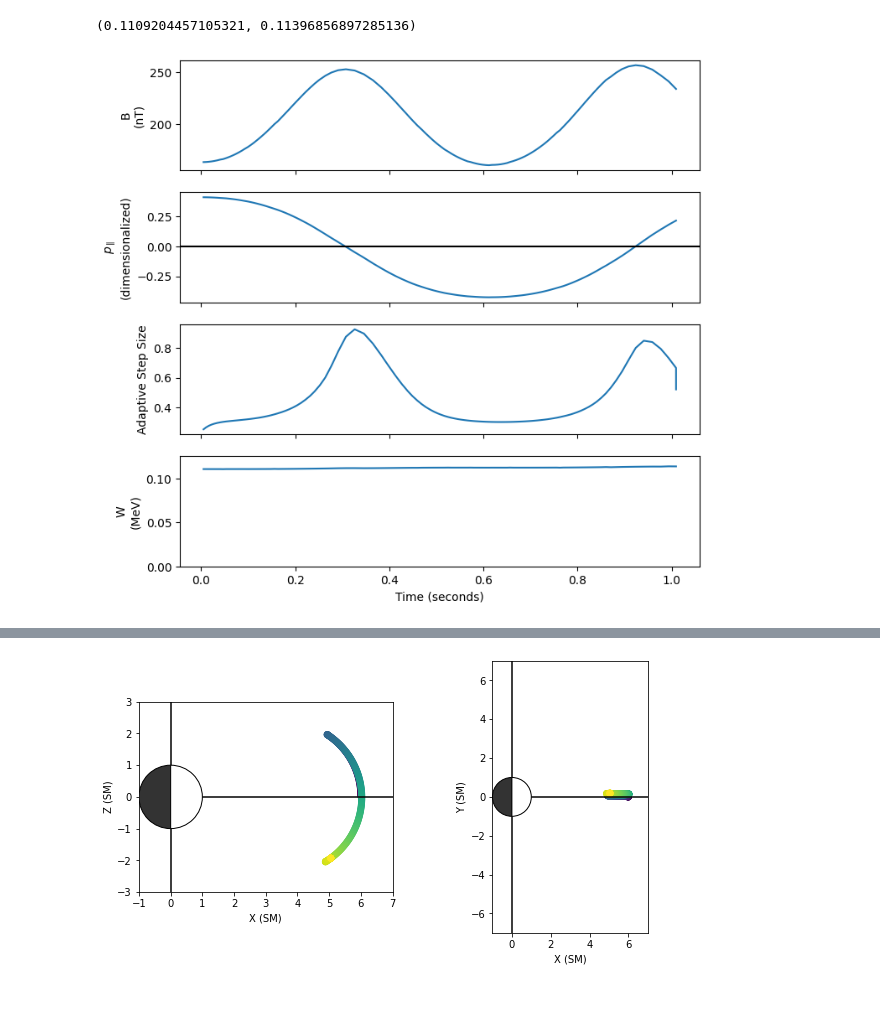
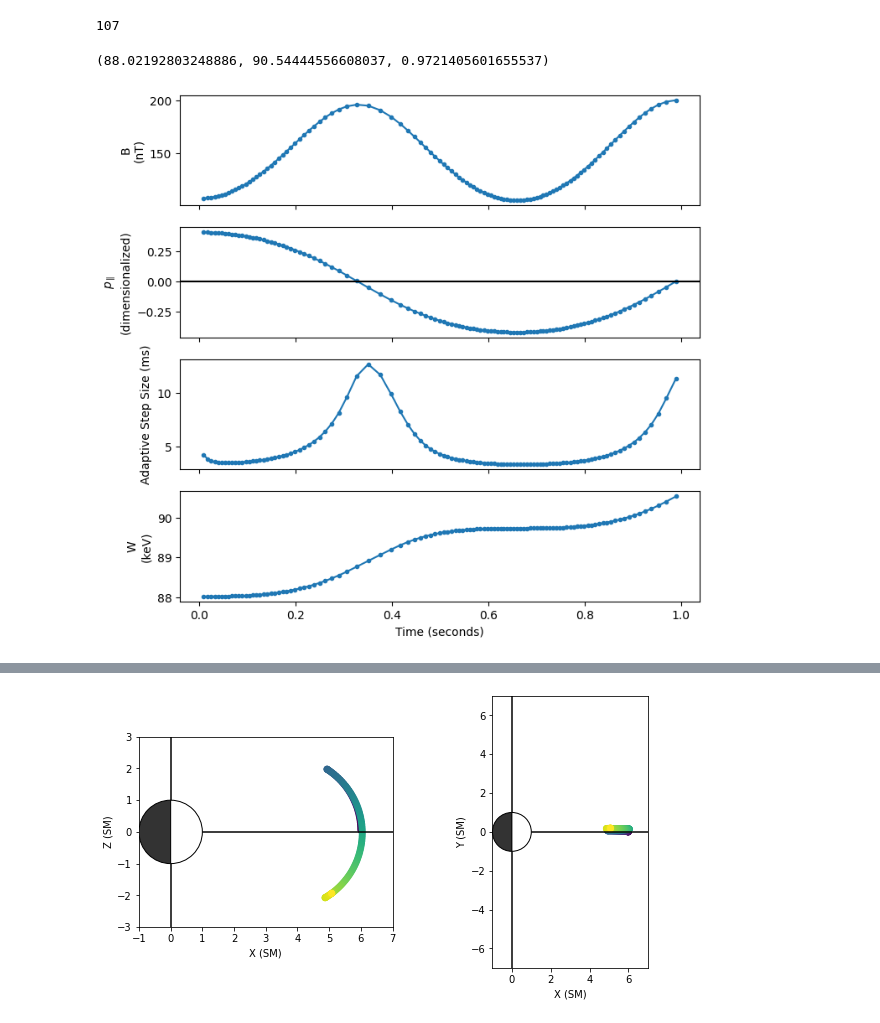
Before and after one commit to ddasilva/disco, a Jupyter notebook: Visualize.ipynb, the cells around one changed output, grey strips where cells are left out. Saved outputs shown, nothing was run; the diff lists cells and outputs as text; code cells hidden in the pictures.

```diff
--- a/Visualize.ipynb
+++ b/Visualize.ipynb
@@ -66,28 +45,33 @@ df
 # %%
+df = pd.read_csv('data/test_dipole.csv')
+print(len(df.index))
+
+
 sf = c / R_earth
 t = (df['t0'].values / sf).to(units.s).value
 
 q = - elementary_charge * units.C
 sf = (q * R_earth / (m_e * c**2))
 B = (df['B0'].values * units.s/ R_earth / sf).to(units.nT)
 
 p = df['ppar0'].values
-W = (df['W0'].values * (m_e * c**2)).to(units.MeV).value
+W = (df['W0'].values * (m_e * c**2)).to(units.keV).value
 #print(df['W0'].values)
 fig, axes = plt.subplots(4, 1,sharex=True, figsize=(8, 8), dpi=100)
-axes[0].plot(t, B, '-')
+axes[0].plot(t, B, '.-')
 axes[0].set_ylabel('B\n(nT)')
-axes[1].plot(t, p, '-')
+axes[1].plot(t, p, '.-')
 axes[1].set_ylabel(r'$p_\parallel$' +'\n(dimensionalized)')
 axes[1].axhline(0, color='k')
-axes[2].plot(t, df['h0'], '-')
-axes[2].set_ylabel('Adaptive Step Size')
-axes[3].plot(t, W, '-')
-axes[3].set_ylabel('W\n(MeV)')
-axes[3].set_ylim(0, W.max() * 1.1)
+axes[2].plot(t, (df['h0'].values * R_earth / c).to(units.ms).value, '.-')
+axes[2].set_ylabel('Adaptive Step Size (ms)')
+axes[3].plot(t, W, '.-')
+axes[3].set_ylabel('W\n(keV)')
+#axes[3].set_ylim(0, W.max() * 1.1)
 axes[3].set_xlabel('Time (seconds)')
 
-W[0], W[-1], W[0]/
+W[0], W[-1], W[0]/W[-1]
 # %% [output]
-(0.1109204457105321, 0.11396856897285136)
+107
+(88.02192803248886, 90.54444556608037, 0.9721405601655537)
-[figure, old version]
+[figure, new version]
```
Also changed, not shown: parts of 3 cells of this notebook, 3 other files.
